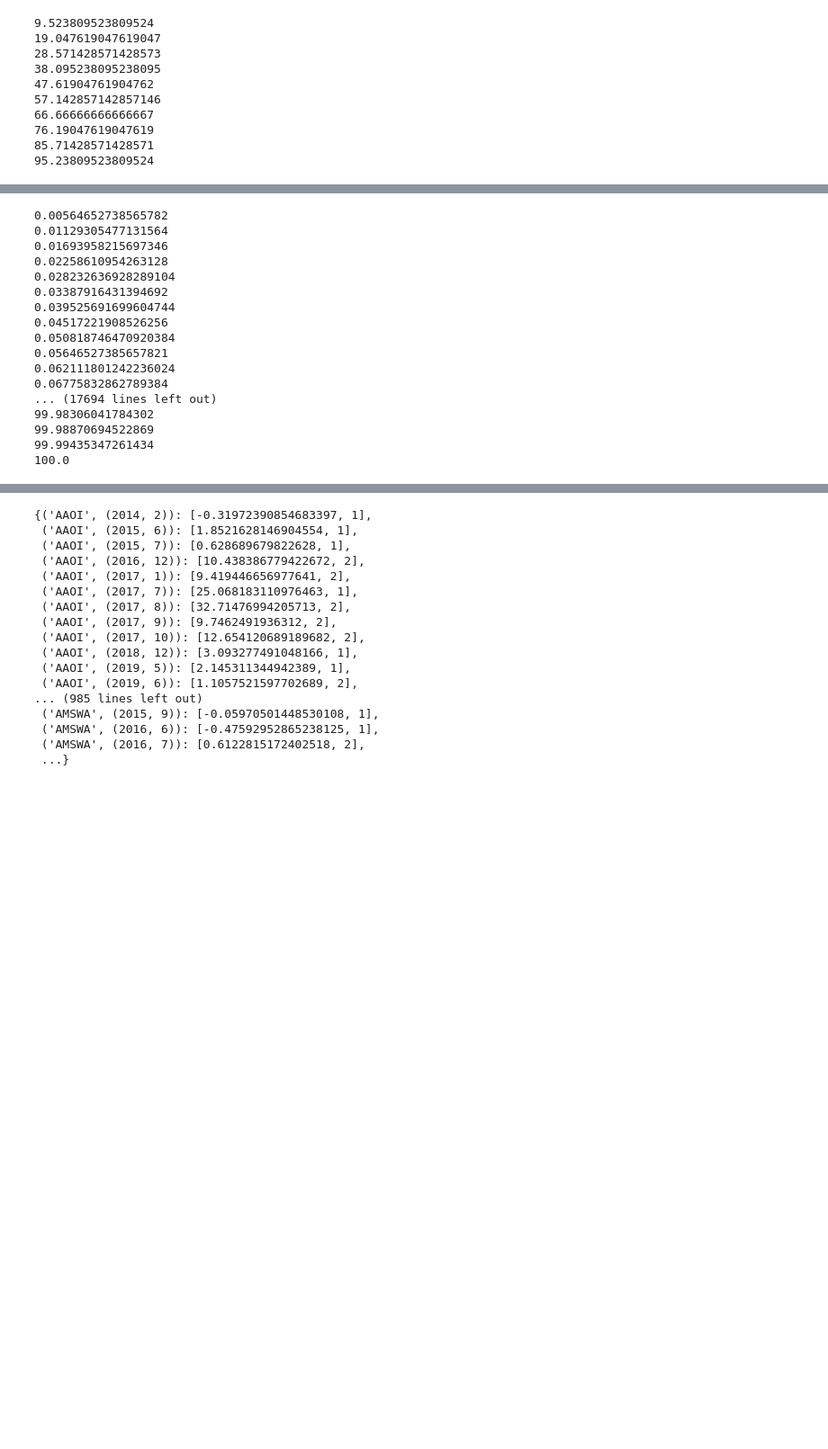
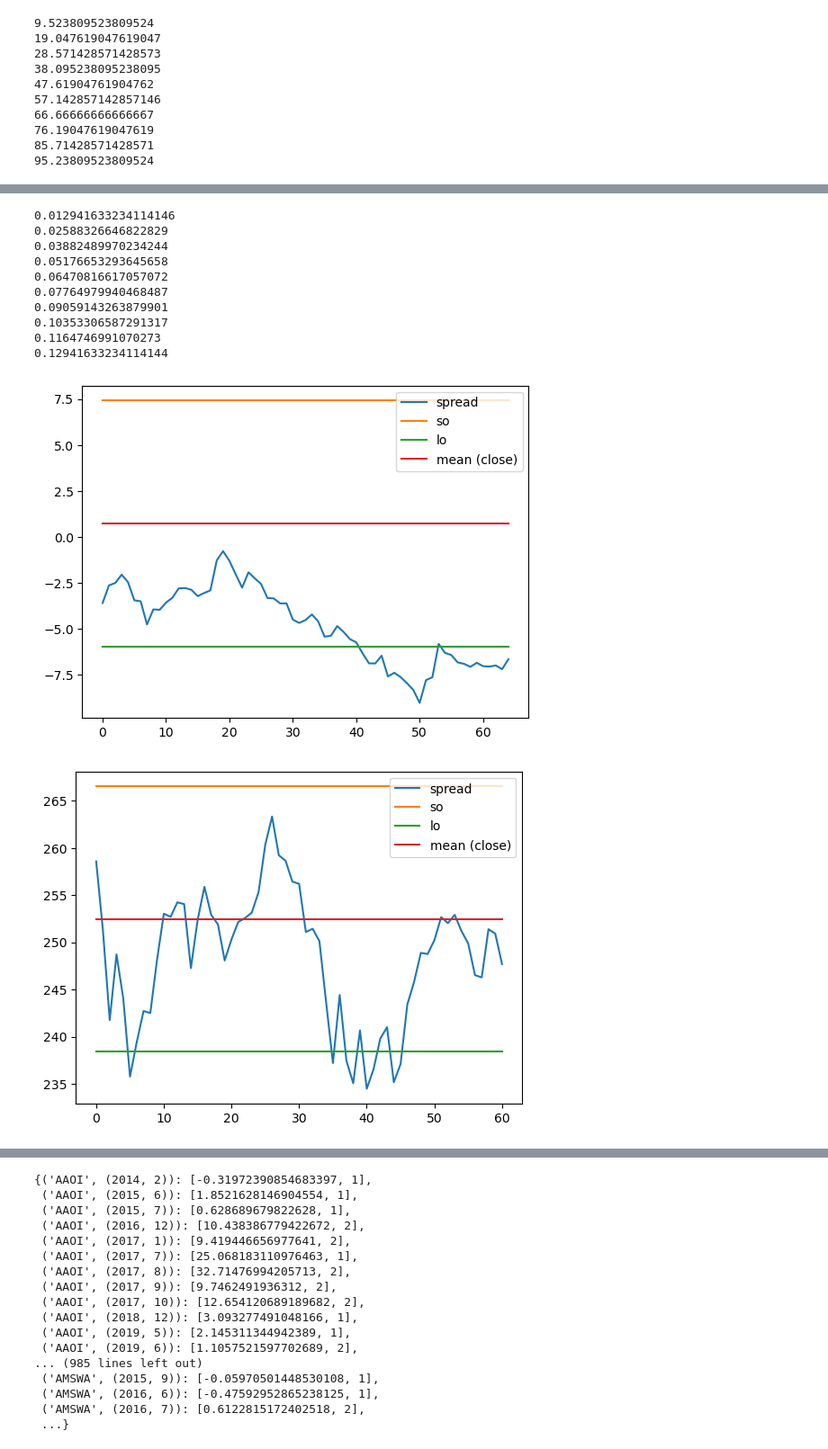
Before and after one commit to ijamil1/pairs_trading, a Jupyter notebook: pairs_trading_3.ipynb, the cells around one changed output, grey strips where cells are left out. Shown: that part at 90% size. Drawn from its saved outputs; the diff is of its cells as text; code cells hidden in the pictures; blank space fills up the shorter version.

```diff
--- a/pairs_trading_3.ipynb
+++ b/pairs_trading_3.ipynb
@@ -819,8 +819,8 @@ choose a lookback period during which data is used to form pairs; choose a tradi
 # %%
 lookback = 6 #6 months
 trading_period = 3 #3 months
-corr_thresh = 0.8
-pval_max = 0.05
+corr_thresh = 0.9
+pval_max = 0.01
 # %%
 def outsample_pairs_trade(spread, so, lo, sc, lc, max_pos_period):
     #so: short open point
@@ -912,11 +912,29 @@ for s in tech_equities:
             residuals = np.subtract(np.array(lookback_df['Close']),ols.predict(res.params)) + np.ones(lookback_df.shape[0])*res.params[0]
             cur_pval = adfuller(residuals)[1]
             corr_coef = np.corrcoef(np.hstack((np.array(lookback_df['Close']).reshape(-1),np.array(lookback_df['Close ETF']).reshape(-1))))
-            if cur_pval <= pval_max and corr_coef >= corr_thresh:
+            below = False
+            above = False
+            crossings = 0
+            if residuals[0] < mean:
+                below = True
+            else:
+                above = True
+            for r in residuals:
+                if r > mean:
+                    if below:
+                        crossings+=1
+                        above = True
+                        below = False
+                else:
+                    if above:
+                        below = True
+                        above = False
+                        crossings+=1
+            if cur_pval <= pval_max and corr_coef >= corr_thresh  and crossings >= 15:
                 #can trade spread
                 mean = np.mean(residuals)
                 sd = np.std(residuals)
-                tech_trade_params[(s,(y_m_key))] = [alpha,beta,mean,sd]
+                tech_trade_params[(s,(y_m_key))] = [alpha,beta,mean,sd,crossings]
         except:
             continue
 # %% [output]
@@ -968,47 +986,51 @@ for item in tech_trade_params.items():
     cur_year = y_m_tup[0]
     cur_month = y_m_tup[1]
 
     data = tech_eq_dfs[s]
     gpo = data.groupby(['Year','Month'])
     trading_pd_data = []
 
     for add_month in range(6,9):
         if cur_month + add_month > 12:
             new_month = cur_month + add_month - 12
             new_year = cur_year + 1
         else:
             new_month = cur_month + add_month
             new_year = cur_year
         trading_pd_data.append(gpo.get_group((new_year,new_month)))
 
     trading_data = trading_pd_data[0]
     for i in range(1,len(trading_pd_data)):
         trading_data = pd.concat([trading_data, trading_pd_data[i]], ignore_index=True)
 
     spread = np.subtract(np.array(trading_data['Close']), beta * np.array(trading_data['Close ETF']))
     so = mean + 2*sd
     lo = mean - 2*sd
     lc = mean
     sc = mean
+    plt.figure()
+    plt.plot(np.arange(trading_data.shape[0]),spread,label='spread')
+    plt.plot(np.arange(trading_data.shape[0]),np.ones(trading_data.shape[0])*so,label='so')
+    plt.plot(np.arange(trading_data.shape[0]),np.ones(trading_data.shape[0])*lo,label='lo')
+    plt.plot(np.arange(trading_data.shape[0]),np.ones(trading_data.shape[0])*mean,label='mean (close)')
+    plt.legend()
 
+
+    if idx == 10:
+        break
 
     prof, ntrades = outsample_pairs_trade(spread,so,lo,sc,lc,10000)
     tech_window_prof[key] = [prof,ntrades]
 # %% [output]
-0.00564652738565782
-0.01129305477131564
-0.01693958215697346
-0.02258610954263128
-0.028232636928289104
-0.03387916431394692
-0.039525691699604744
-0.04517221908526256
-0.050818746470920384
-0.05646527385657821
-0.062111801242236024
-0.06775832862789384
-... (17694 lines left out)
-99.98306041784302
-99.98870694522869
-99.99435347261434
-100.0
+0.012941633234114146
+0.02588326646822829
+0.03882489970234244
+0.05176653293645658
+0.06470816617057072
+0.07764979940468487
+0.09059143263879901
+0.10353306587291317
+0.1164746991070273
+0.12941633234114144
+[figure, added]
+[figure, added]
```
Also changed, not shown: parts of 2 cells of this notebook, 1 other file.
